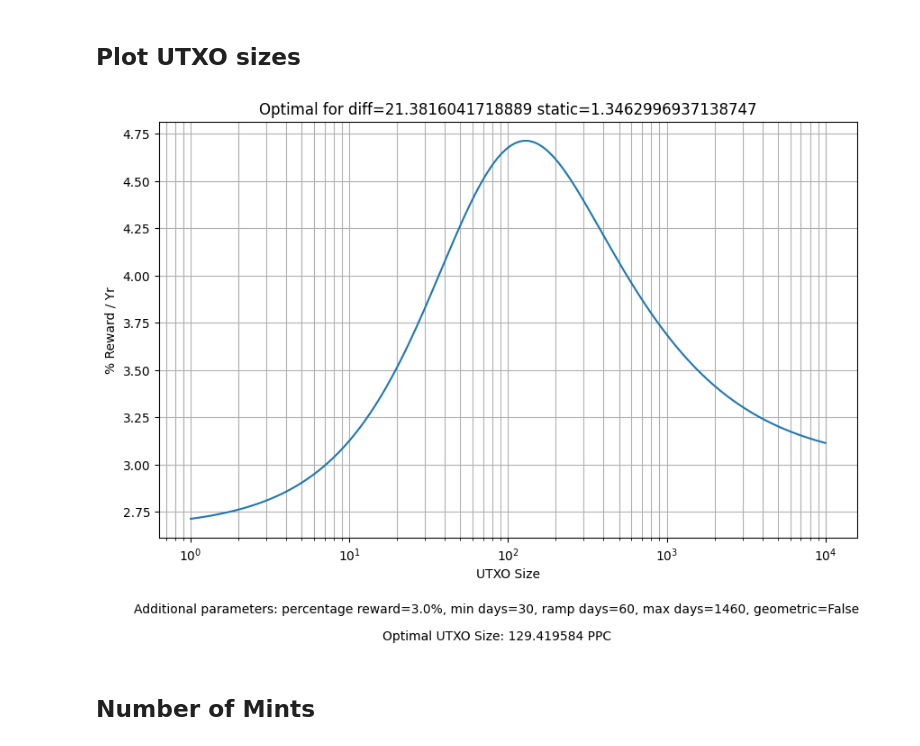
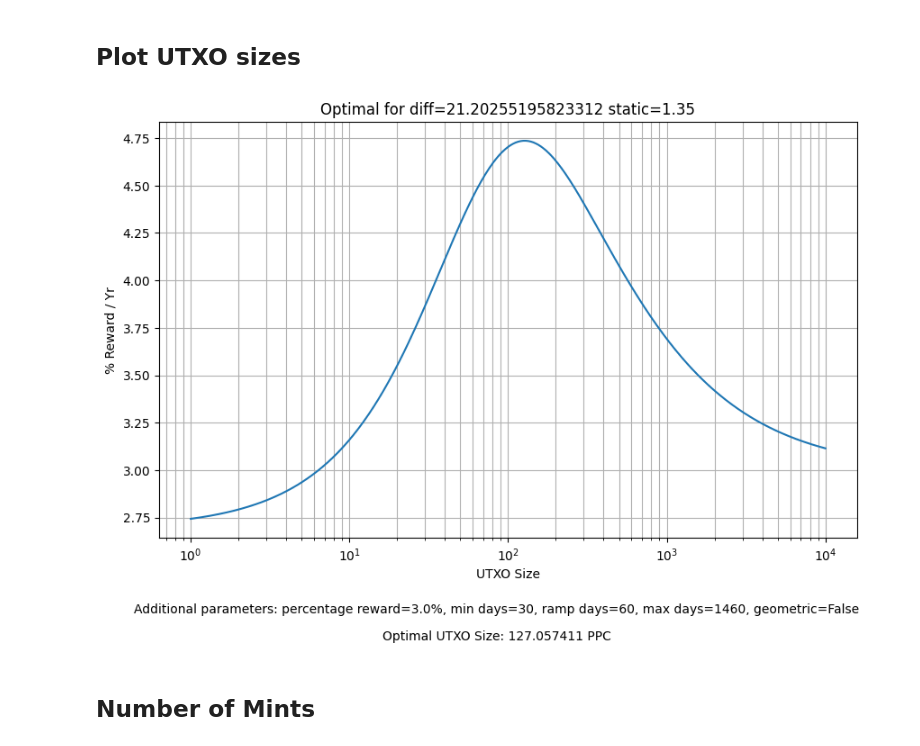
Before and after one commit to Nagalim/OptimumPeercoinUTXO, a Jupyter notebook: OptimumUTXO.ipynb, the cells around one changed output. Cells and saved outputs as stored; diff of their text form; code cells hidden in the pictures.

```diff
--- a/OptimumUTXO.ipynb
+++ b/OptimumUTXO.ipynb
@@ -41,3 +34,23 @@ EXAMPLE_SIZE = 100
 # This under-estimates returns for a wallet with many small utxos as
 # the slow-compounding effects are removed when there are many outputs.
 GEOMETRIC=False
+# %%
+# Security Parameter Definitions
+# Hold Fixed:  PoS Difficulty = 0 ; Security Parameter = 1 ;
+STATISTICSFLAG = 1
+# Define maxDayWeight here, because it is intrinsic to the statistics
+maxDayWeight = RAMP_UP if RAMP_UP > 0 else 0.5
+if STATISTICSFLAG==0:
+    # Formal Definition of Security Parameter
+    SECURITY = DIFF * 2**32 / (SUPPLY * maxDayWeight * BLOCK_INTERVAL_SECS)
+    print("Security Parameter = %2.2f%%"%(100*SECURITY))
+elif STATISTICSFLAG==1:
+    # Override the Difficulty using a hardcoded Security Parameter
+
+    SECURITY = 0.089296
+
+    DIFF = SECURITY * SUPPLY * maxDayWeight * BLOCK_INTERVAL_SECS / (2**32)
+    print("Implied Difficulty = %2.3f"%(DIFF))
+elif STATISTICSFLAG==2:
+    # Reserved for 'participation fraction' definition
+    PARTICIPATION = SECURITY
@@ -134,10 +70,8 @@ Approximate Implied Difficulty = 21.38
 
 Includes the rampup
 # %%
-# Ramp from 0 to 1
-SecurityWeights = (np.arange(RAMP_UP)+0.5)/RAMP_UP
-print(SecurityWeights)
-# Fill out the rest of the weights with the maximum of 1
-MaxWeight = np.ones(MAX_DAYS-RAMP_UP)
-rampWeights = np.append(SecurityWeights,MaxWeight)
-Security_probSecs = rampWeights
+# Max weight is the ramp up or assume a constant half day if no ramp up
+# Offset by 0.5 to assume middle of day
+dayWeights = np.clip(np.arange(MAX_DAYS) + 0.5, 0, maxDayWeight)
+# The definition of the 'security parameter' ensures that the dayWeights are treated consistently
+probSecs = dayWeights / 2**32
@@ -155,10 +78,10 @@ Security_probSecs = rampWeights
 # %%
 def generateDailyProbs(outValue, diff):
 
-    adj = outValue / UNORMSECURE
+    adj = outValue / diff
 
     # Independent probabilities
-    failDayProbs = (1 - Security_probSecs*adj)**SECDAY
+    failDayProbs = (1 - probSecs*adj)**SECDAY
     mintDayProbs = 1 - failDayProbs
 
     # Actual probability of mint on day assuming no mints before
@@ -222,7 +145,7 @@ averageReward(EXAMPLE_SIZE, DIFF, STATIC_REWARD)
 # %%
 sizes = [10**(x/125) for x in range(501)]
 # %%
-rewardForSizes = np.fromiter((averageReward(x, DIFF, STATIC) for x in sizes), dtype=float)
+rewardForSizes = np.fromiter((averageReward(x, DIFF, STATIC_REWARD) for x in sizes), dtype=float)
 # %%
 def addFigText(optimal):
     plt.figtext(0.5, -0.03, f"Additional parameters: percentage reward={RELATIVE_REWARD*100}%, min days={MIN_PROB_DAYS}, ramp days={RAMP_UP}, max days={MAX_DAYS}, geometric={GEOMETRIC}", ha="center", fontsize=10)
@@ -239,9 +162,9 @@ def plotResults(results, yLabel, title):
     plt.grid(which="both")
     plt.show()
 # %%
-plotResults(rewardForSizes, "% Reward / Yr", f"Optimal for diff={DIFF} static={STATIC}")
+plotResults(rewardForSizes, "% Reward / Yr", f"Optimal for diff={DIFF} static={STATIC_REWARD}")
 # %% [output]
-[figure, old version]
+[figure, new version]
 # %% [markdown]
 ## Number of Mints
 # %%
```
Also changed, not shown: parts of 40 cells of this notebook.
